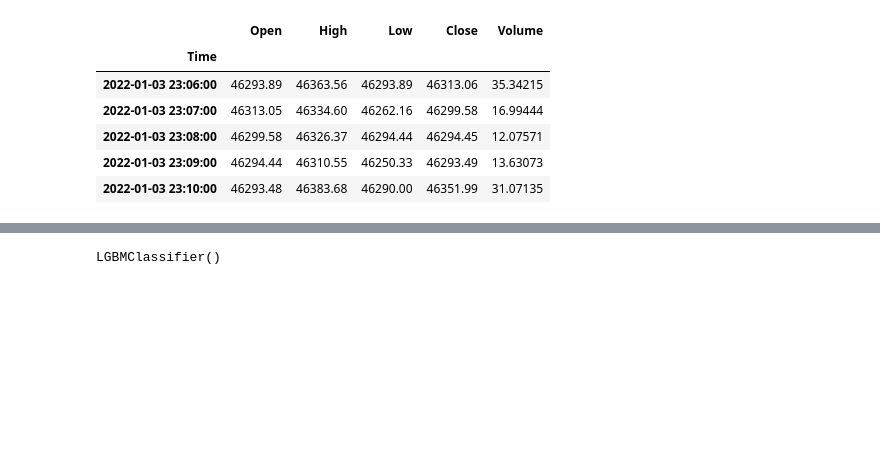
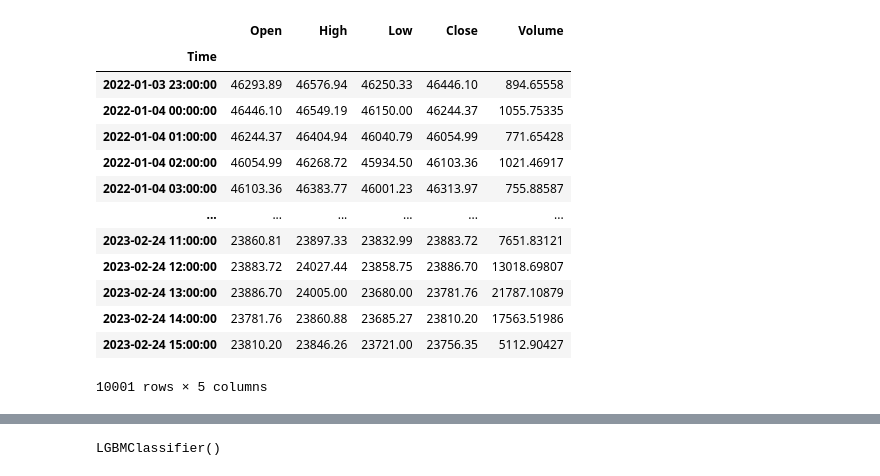
Before and after one commit to Arsenchius/algotrading, a Jupyter notebook: model_training/training.ipynb, the cells around one changed output, grey strips where cells are left out. Drawn from its saved outputs; the diff is of its cells as text; code cells hidden in the pictures; blank space fills up the shorter version.

```diff
--- a/model_training/training.ipynb
+++ b/model_training/training.ipynb
@@ -26,13 +30,14 @@ from sklearn.metrics import (
 # %%
-path = '/home/kenny/algotrading/model_training/data_trained/data.csv'
-df = pd.read_csv(path, index_col=False)
-df.set_index(['Time'], inplace=True)
-df.head()
+def resample_ohlcv(interval):
+    path = '/home/kenny/algotrading/model_training/data_trained/data_1min.csv'
+    df = pd.read_csv(path, index_col=False)
+    df.set_index(['Time'], inplace=True)
+    df.set_index(pd.to_datetime(df.index), inplace=True)
+    df = df.resample(interval).agg({
+        'Open':'first',
+        'High':'max',
+        'Low':'min',
+        'Close':'last',
+        'Volume':'sum'
+    })
+    return df
-# %% [output]
-|  | Open | High | Low | Close | Volume |
-| Time |  |  |  |  |  |
-| 2022-01-03 23:06:00 | 46293.89 | 46363.56 | 46293.89 | 46313.06 | 35.34215 |
-| 2022-01-03 23:07:00 | 46313.05 | 46334.60 | 46262.16 | 46299.58 | 16.99444 |
-| 2022-01-03 23:08:00 | 46299.58 | 46326.37 | 46294.44 | 46294.45 | 12.07571 |
-| 2022-01-03 23:09:00 | 46294.44 | 46310.55 | 46250.33 | 46293.49 | 13.63073 |
-| 2022-01-03 23:10:00 | 46293.48 | 46383.68 | 46290.00 | 46351.99 | 31.07135 |
@@ -38,0 +46,17 @@ df.head()
+# %%
+df
+# %% [output]
+|  | Open | High | Low | Close | Volume |
+| Time |  |  |  |  |  |
+| 2022-01-03 23:00:00 | 46293.89 | 46576.94 | 46250.33 | 46446.10 | 894.65558 |
+| 2022-01-04 00:00:00 | 46446.10 | 46549.19 | 46150.00 | 46244.37 | 1055.75335 |
+| 2022-01-04 01:00:00 | 46244.37 | 46404.94 | 46040.79 | 46054.99 | 771.65428 |
+| 2022-01-04 02:00:00 | 46054.99 | 46268.72 | 45934.50 | 46103.36 | 1021.46917 |
+| 2022-01-04 03:00:00 | 46103.36 | 46383.77 | 46001.23 | 46313.97 | 755.88587 |
+| ... | ... | ... | ... | ... | ... |
+| 2023-02-24 11:00:00 | 23860.81 | 23897.33 | 23832.99 | 23883.72 | 7651.83121 |
+| 2023-02-24 12:00:00 | 23883.72 | 24027.44 | 23858.75 | 23886.70 | 13018.69807 |
+| 2023-02-24 13:00:00 | 23886.70 | 24005.00 | 23680.00 | 23781.76 | 21787.10879 |
+| 2023-02-24 14:00:00 | 23781.76 | 23860.88 | 23685.27 | 23810.20 | 17563.51986 |
+| 2023-02-24 15:00:00 | 23810.20 | 23846.26 | 23721.00 | 23756.35 | 5112.90427 |
+10001 rows × 5 columns
```
Also changed, not shown: parts of 13 cells of this notebook, 20 other files.
